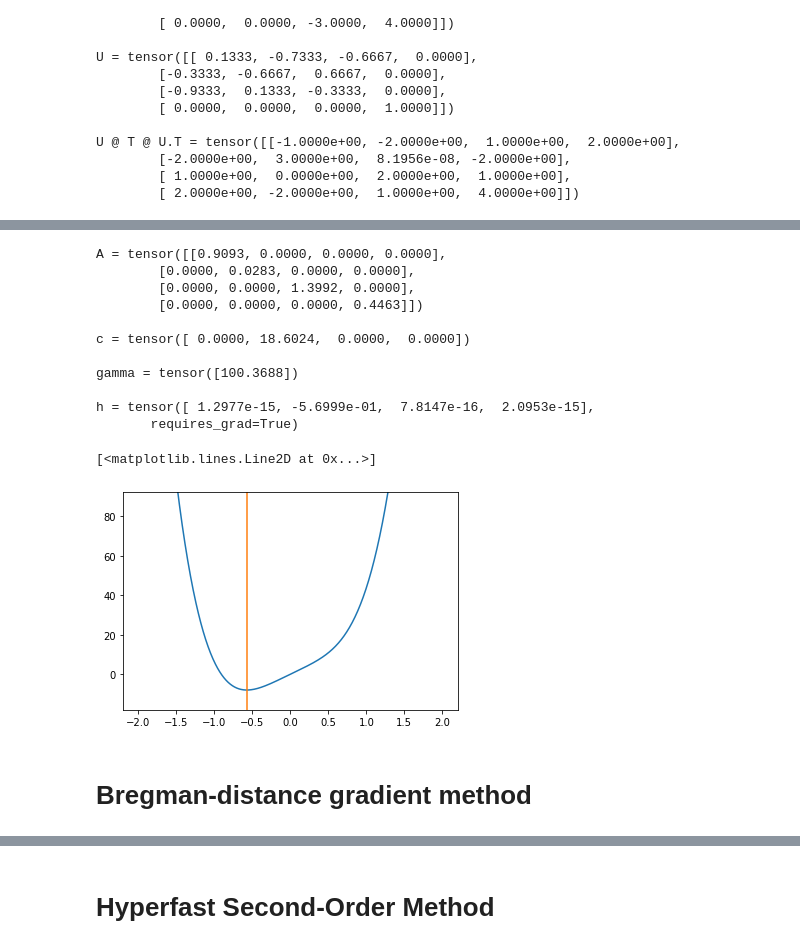
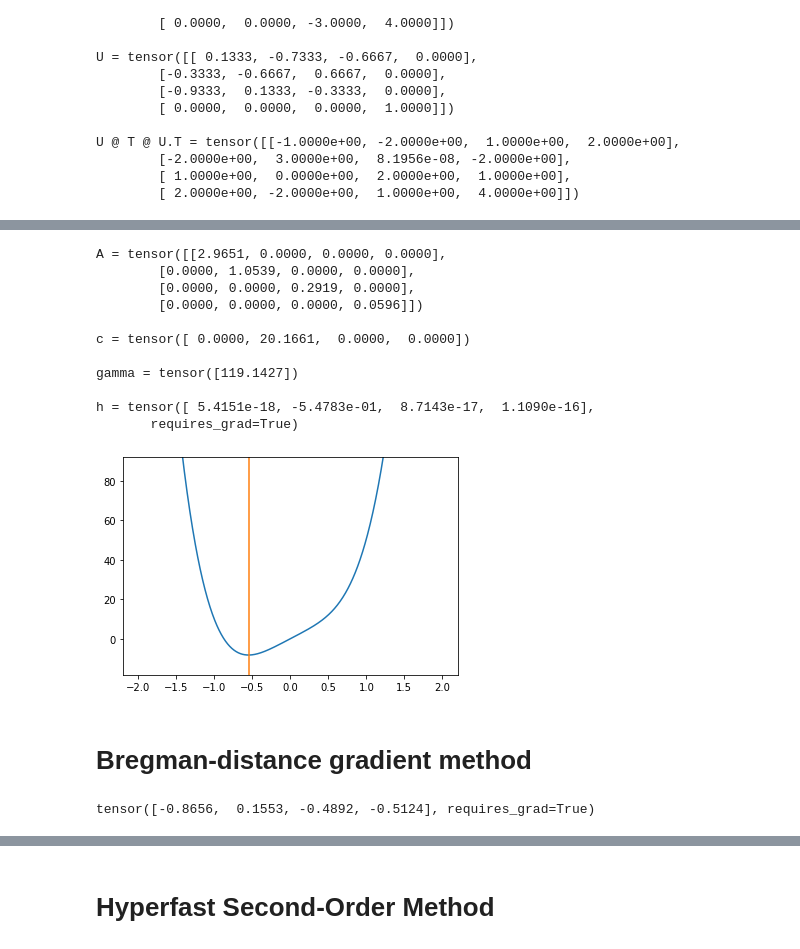
Before and after one commit to ivbelkin/optimization, a Jupyter notebook: proj.ipynb, the cells around one changed output, grey strips where cells are left out. Drawn from its saved outputs; the diff is of its cells as text; code cells hidden in the pictures.

```diff
--- a/proj.ipynb
+++ b/proj.ipynb
@@ -17,7 +17,7 @@ X, y = load_breast_cancer(True)
 X = (X - X.mean(axis=0)) / X.std(axis=0) + np.random.randn(*X.shape)
 X = np.concatenate((X, np.ones((X.shape[0], 1))), axis=1)
 # %%
-log_reg = LogisticRegression(penalty='none', fit_intercept=False, solver='newton-cg')
+log_reg = LogisticRegression(penalty='none', fit_intercept=False, solver='newton-cg', tol=1e-7)
 log_reg.fit(X, y)
 # %% [output]
 LogisticRegression(C=1.0, class_weight=None, dual=False, fit_intercept=False,
@@ -90,5 +89,3 @@ True
-# %%
-I = torch.eye(N)
 # %% [markdown]
 # Helper functions
 # %%
@@ -96,7 +93,7 @@ def d_p(x, p):
     '''
     Prox-function
     '''
-    return 1 / p * x**p
+    return 1 / p * torch.norm(x)**p
 
 
 def gradient(f, x, create_graph=False, retain_graph=None):
@@ -122,6 +119,15 @@ def hessian(f, x, create_graph=False):
     return h
 
 
+def D3(f, x, create_graph=False):
+    n = x.shape[0]
+    d3 = torch.empty(n, n, n)
+    g = gradient(f, x, True)
+    for i in range(n):
+        d3[i] = hessian(g[i], x, create_graph)
+    return d3
+
+
 def hessian_vector_product(f, x, v, retain_graph=False):
     '''
     Hessian-vector product: D^2(f) @ v
@@ -168,6 +186,7 @@ def utu_decomposition(A):  # TODO
     U - symmetric ortogonal matrix, T - symmetric tridiagonla matrix
     '''
     a = A.tolist()
+    N = len(a)
     a, tau, d, e = xalglib.smatrixtd(a, N, True)
     u = xalglib.smatrixtdunpackq(a, N, True, tau)
     U = torch.tensor(u)
@@ -176,6 +195,7 @@ def utu_decomposition(A):  # TODO
 
 
 def auxilary_subproblem_objective(tau, T, c_tilda, gamma):
+    I = torch.eye(len(c_tilda))
     value = tau**2 + .5 * c_tilda.T @ torch.inverse(2 * math.sqrt(gamma) * tau * I + T) @ c_tilda
     return value
 
@@ -198,6 +218,7 @@ def solve_auxilary_problem(A, c, gamma):
 
     tau = solve_auxilary_subproblem(T, c_tilda, gamma, 0.1)
     assert tau > 0
+    I = torch.eye(len(c_tilda))
     h = -U @ torch.inverse(2 * math.sqrt(gamma) * tau * I + T) @ c_tilda
 
     return h
@@ -332,41 +360,43 @@ h = tensor([ 0.0000, -0.7250,  0.0000,  0.0000], grad_fn=<MvBackward>)
 # %%
-A = torch.diag(torch.abs(torch.randn(N)))
-k = 1
-e_k = torch.zeros(N)
-e_k[k] = 1
-c = (10 + 10 * torch.abs(torch.randn(1))) * e_k
-gamma = 100 * torch.abs(torch.randn(1))
+def test():
+    A = torch.diag(torch.abs(torch.randn(4)))
+    k = 1
+    e_k = torch.zeros(4)
+    e_k[k] = 1
+    c = (10 + 10 * torch.abs(torch.randn(1))) * e_k
+    gamma = 100 * torch.abs(torch.randn(1))
 
-print('A =', A, '\n')
-print('c =', c, '\n')
-print('gamma =', gamma, '\n')
+    print('A =', A, '\n')
+    print('c =', c, '\n')
+    print('gamma =', gamma, '\n')
 
-h = solve_auxilary_problem_dummy(A, c, gamma)
-print('h =', h)
+    h = solve_auxilary_problem_dummy(A, c, gamma)
+    print('h =', h)
 
-def f(h):
-    return c @ h + .5 * h.T @ A @ h + gamma * torch.norm(h)**4 / 4
+    def f(h):
+        return c @ h + .5 * h.T @ A @ h + gamma * torch.norm(h)**4 / 4
 
-xx = np.linspace(-2, 2, 1000)
-yy = [f(x * e_k) for x in xx]
-plt.plot(xx, yy)
-y1, y2 = min(yy) - 10, min(yy) + 100
-plt.ylim(y1, y2)
-plt.plot([h[k], h[k]], [y1, y2])
+    xx = np.linspace(-2, 2, 1000)
+    yy = [f(x * e_k) for x in xx]
+    plt.plot(xx, yy)
+    y1, y2 = min(yy) - 10, min(yy) + 100
+    plt.ylim(y1, y2)
+    plt.plot([h[k], h[k]], [y1, y2])
+
+test()
 # %% [output]
-A = tensor([[0.9093, 0.0000, 0.0000, 0.0000],
-        [0.0000, 0.0283, 0.0000, 0.0000],
-        [0.0000, 0.0000, 1.3992, 0.0000],
-        [0.0000, 0.0000, 0.0000, 0.4463]])
+A = tensor([[2.9651, 0.0000, 0.0000, 0.0000],
+        [0.0000, 1.0539, 0.0000, 0.0000],
+        [0.0000, 0.0000, 0.2919, 0.0000],
+        [0.0000, 0.0000, 0.0000, 0.0596]])
 
-c = tensor([ 0.0000, 18.6024,  0.0000,  0.0000])
+c = tensor([ 0.0000, 20.1661,  0.0000,  0.0000])
 
-gamma = tensor([100.3688])
+gamma = tensor([119.1427])
 
-h = tensor([ 1.2977e-15, -5.6999e-01,  7.8147e-16,  2.0953e-15],
+h = tensor([ 5.4151e-18, -5.4783e-01,  8.7143e-17,  1.1090e-16],
        requires_grad=True)
-[<matplotlib.lines.Line2D at 0x...>]
-[figure, old version]
+[figure, new version]
 # %% [markdown]
 # Bregman-distance gradient method
 # %%
@@ -440,0 +467,4 @@ def check_optimality(f, x, step=1e-3, eps=1e-5):
+# %%
+x_tilda_k
+# %% [output]
+tensor([-0.8656,  0.1553, -0.4892, -0.5124], requires_grad=True)
```
Also changed, not shown: parts of 16 cells of this notebook.
